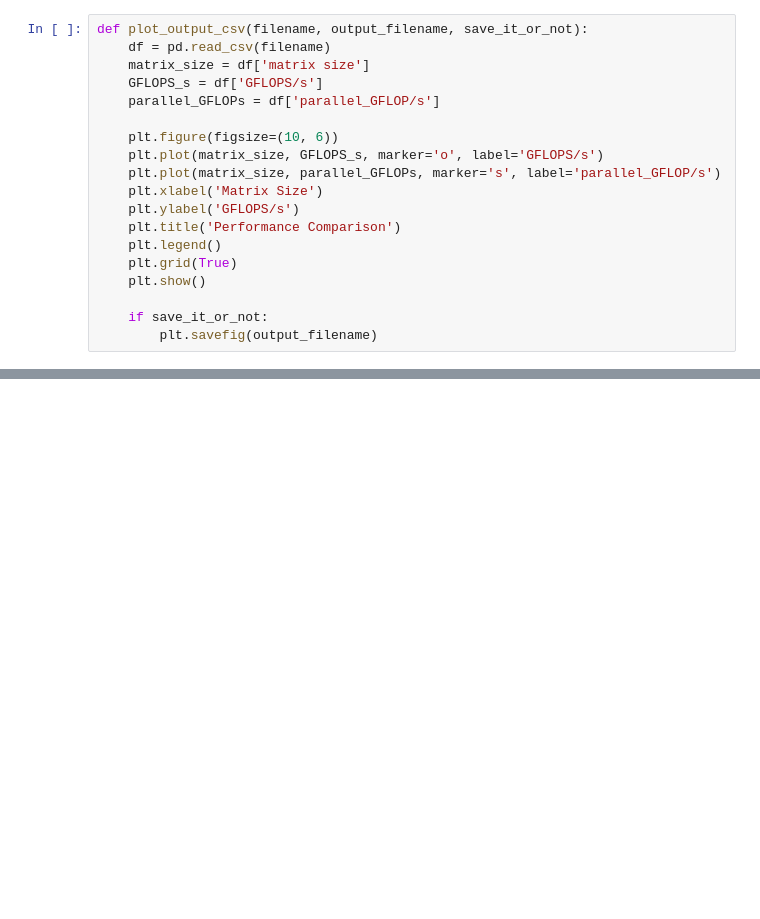
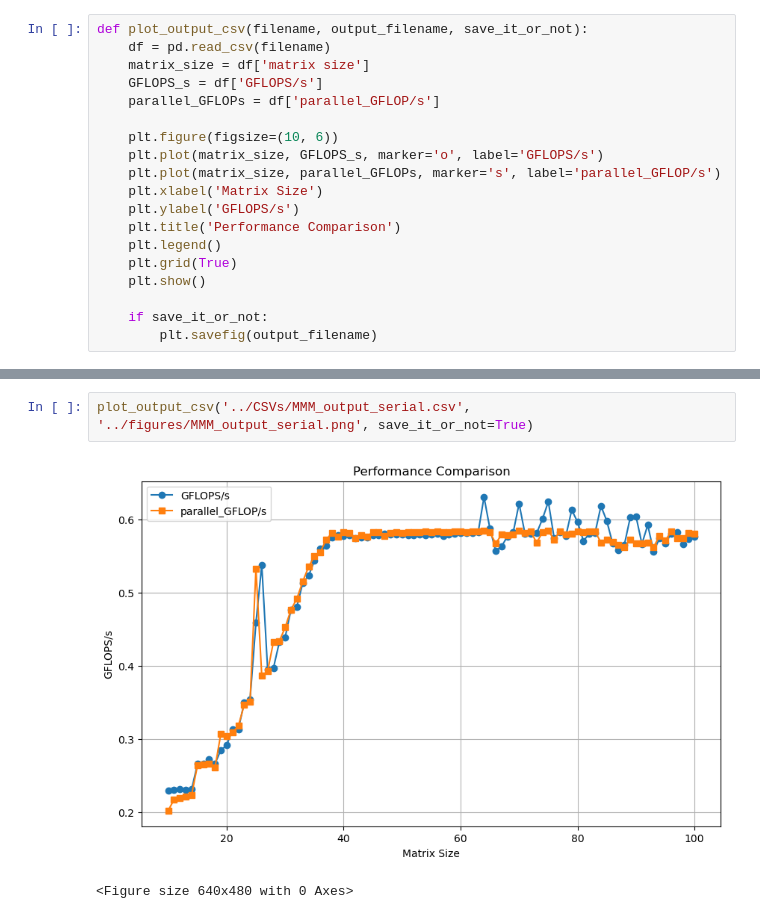
Before and after one commit to cmse822/project-4-openmp-intro-team1, a Jupyter notebook: plotting/plot_MMM_output.ipynb, the cells around one changed output, grey strips where cells are left out. Cells and saved outputs as stored; diff of their text form; blank space fills up the shorter version.

```diff
--- a/plotting/plot_MMM_output.ipynb
+++ b/plotting/plot_MMM_output.ipynb
@@ -27 +27,6 @@ plot_output_csv('../CSVs/MMM_output_openmp.csv', '../figures/MMM_output_openmp.p
 <Figure size 640x480 with 0 Axes>
+# %%
+plot_output_csv('../CSVs/MMM_output_serial.csv', '../figures/MMM_output_serial.png', save_it_or_not=True)
+# %% [output]
+[figure, added]
+<Figure size 640x480 with 0 Axes>
```
Also changed, not shown: parts of 5 cells of this notebook, 7 other files.
